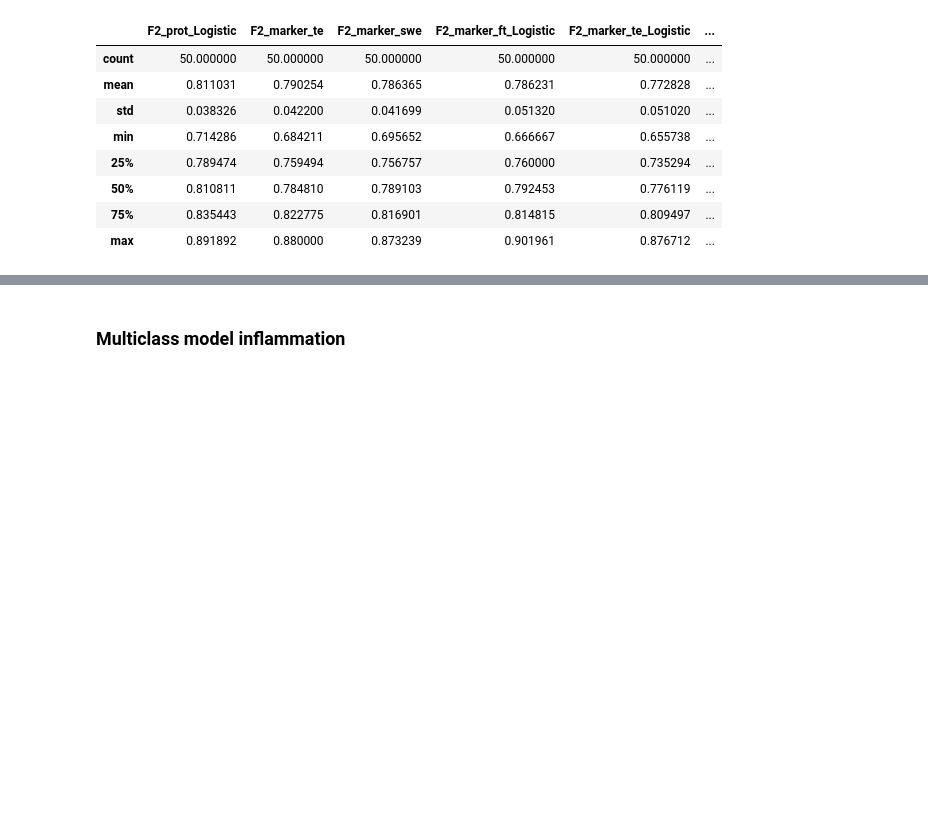
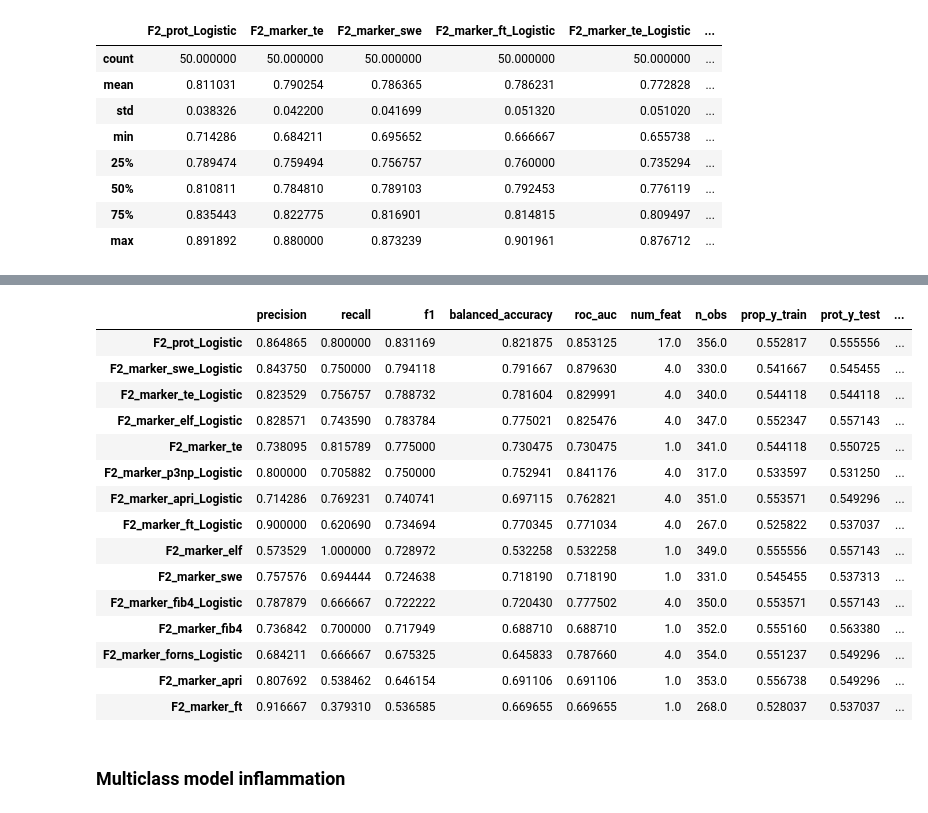
Before and after one commit to llniu/ALD-study, a Jupyter notebook: ald_analysis_hw.ipynb, the cells around one changed output, grey strips where cells are left out. Cells and saved outputs as stored; diff of their text form; code cells hidden in the pictures; blank space fills up the shorter version.

```diff
--- a/ald_analysis_hw.ipynb
+++ b/ald_analysis_hw.ipynb
@@ -2245,0 +2317,10 @@ F2_CV_stats
+# %%
+ADD_DEMOGRAPHICS = True
+f2_results, f2_auc_scores, f2_prc_scores = cv_executor.run_evaluation(y=kleiner_ge_2,
+                                                       endpoint='F2',
+                                                       additional_markers=['forns', 'p3np'],
+                                                       proteins_selected=proteins_selected_f2,
+                                                       evaluator_fct=run_binary_clfs,
+                                                       add_demographics=ADD_DEMOGRAPHICS,
+                                                       interactions_degree=1,
+                                                       verbose=True)
@@ -2246,3 +2349,22 @@ F2_CV_stats
+# %%
+pd.DataFrame(f2_results).T.sort_values('f1', ascending=False)
+# %% [output]
+|  | precision | recall | f1 | balanced_accuracy | roc_auc | num_feat | n_obs | prop_y_train | prot_y_test | ... |
+| F2_prot_Logistic | 0.864865 | 0.800000 | 0.831169 | 0.821875 | 0.853125 | 17.0 | 356.0 | 0.552817 | 0.555556 | ... |
+| F2_marker_swe_Logistic | 0.843750 | 0.750000 | 0.794118 | 0.791667 | 0.879630 | 4.0 | 330.0 | 0.541667 | 0.545455 | ... |
+| F2_marker_te_Logistic | 0.823529 | 0.756757 | 0.788732 | 0.781604 | 0.829991 | 4.0 | 340.0 | 0.544118 | 0.544118 | ... |
+| F2_marker_elf_Logistic | 0.828571 | 0.743590 | 0.783784 | 0.775021 | 0.825476 | 4.0 | 347.0 | 0.552347 | 0.557143 | ... |
+| F2_marker_te | 0.738095 | 0.815789 | 0.775000 | 0.730475 | 0.730475 | 1.0 | 341.0 | 0.544118 | 0.550725 | ... |
+| F2_marker_p3np_Logistic | 0.800000 | 0.705882 | 0.750000 | 0.752941 | 0.841176 | 4.0 | 317.0 | 0.533597 | 0.531250 | ... |
+| F2_marker_apri_Logistic | 0.714286 | 0.769231 | 0.740741 | 0.697115 | 0.762821 | 4.0 | 351.0 | 0.553571 | 0.549296 | ... |
+| F2_marker_ft_Logistic | 0.900000 | 0.620690 | 0.734694 | 0.770345 | 0.771034 | 4.0 | 267.0 | 0.525822 | 0.537037 | ... |
+| F2_marker_elf | 0.573529 | 1.000000 | 0.728972 | 0.532258 | 0.532258 | 1.0 | 349.0 | 0.555556 | 0.557143 | ... |
+| F2_marker_swe | 0.757576 | 0.694444 | 0.724638 | 0.718190 | 0.718190 | 1.0 | 331.0 | 0.545455 | 0.537313 | ... |
+| F2_marker_fib4_Logistic | 0.787879 | 0.666667 | 0.722222 | 0.720430 | 0.777502 | 4.0 | 350.0 | 0.553571 | 0.557143 | ... |
+| F2_marker_fib4 | 0.736842 | 0.700000 | 0.717949 | 0.688710 | 0.688710 | 1.0 | 352.0 | 0.555160 | 0.563380 | ... |
+| F2_marker_forns_Logistic | 0.684211 | 0.666667 | 0.675325 | 0.645833 | 0.787660 | 4.0 | 354.0 | 0.551237 | 0.549296 | ... |
+| F2_marker_apri | 0.807692 | 0.538462 | 0.646154 | 0.691106 | 0.691106 | 1.0 | 353.0 | 0.556738 | 0.549296 | ... |
+| F2_marker_ft | 0.916667 | 0.379310 | 0.536585 | 0.669655 | 0.669655 | 1.0 | 268.0 | 0.528037 | 0.537037 | ... |
 # %% [markdown]
 ### Multiclass model inflammation
 # %% [markdown]
```
Also changed, not shown: parts of 6 cells of this notebook.
